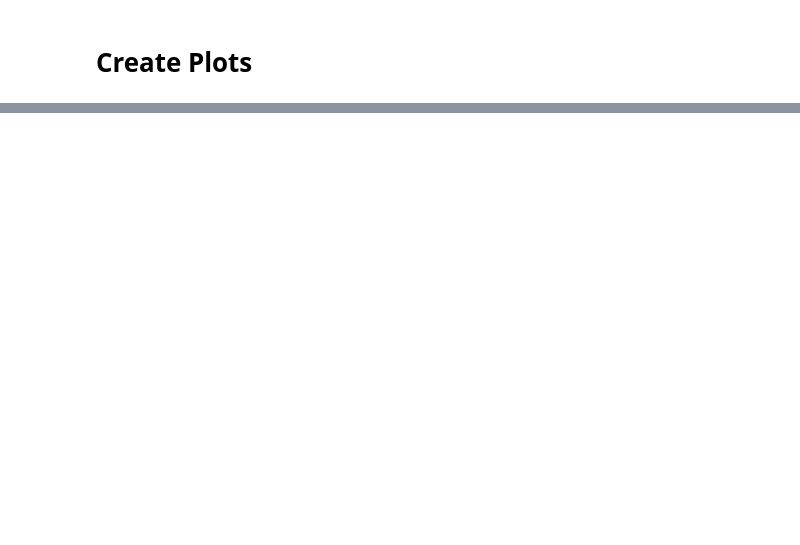
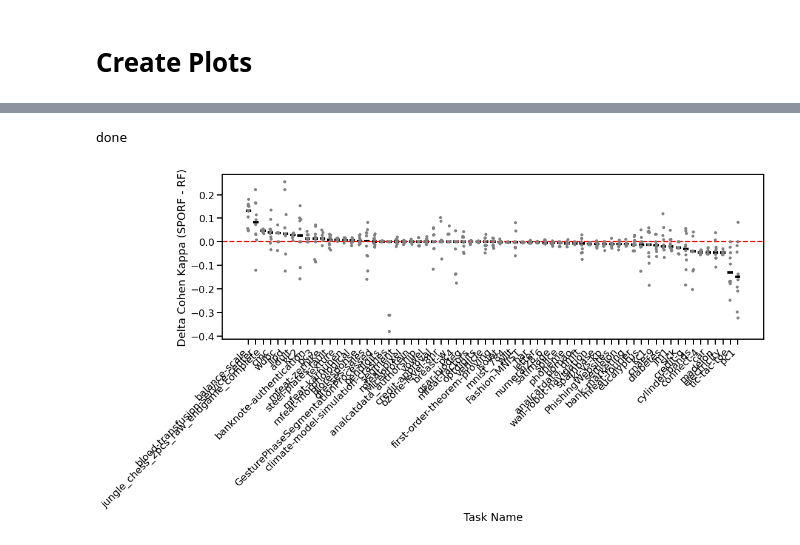
Before and after one commit to NeuroDataDesign/manifold_random_forests, a Jupyter notebook: validation/plot_cc18_benchmarks.ipynb, the cells around one changed output, grey strips where cells are left out. Drawn from its saved outputs; the diff is of its cells as text; code cells hidden in the pictures; blank space fills up the shorter version.

```diff
--- a/validation/plot_cc18_benchmarks.ipynb
+++ b/validation/plot_cc18_benchmarks.ipynb
@@ -167,0 +265,48 @@ display(diff_df_melt)
+# %%
+# compute descending order by median
+order = (
+    diff_df_melt.groupby("task")
+    .median()
+    .sort_values(by="delta_cohen_kappa", ascending=False)
+)
+# %%
+sns.set_context(
+    "talk",
+    #                 font_scale=1.25
+)
+fig, ax = plt.subplots(figsize=(16, 5))
+
+sns.stripplot(
+    x="task",
+    y="delta_cohen_kappa",
+    data=diff_df_melt,
+    color="gray",
+    order=order.index,
+    ax=ax,
+)
+
+# distance across the "X" or "Y" stipplot column to span, in this case 40%
+median_width = 0.4
+df = diff_df_melt
+for tick, text in zip(ax.get_xticks(), ax.get_xticklabels()):
+    sample_name = text.get_text()  # "X" or "Y"
+
+    # calculate the median value for all replicates of either X or Y
+    median_val = df[df["task"] == sample_name]["delta_cohen_kappa"].median()
+
+    # plot horizontal lines across the column, centered on the tick
+    ax.plot(
+        [tick - median_width / 2, tick + median_width / 2],
+        [median_val, median_val],
+        lw=4,
+        color="k",
+    )
+ax.axhline([0], color="red", ls="--", label="No Change")
+ax.set_xticklabels(ax.get_xticklabels(), rotation=45, ha="right")
+
+ax.set(ylabel="Delta Cohen Kappa (SPORF - RF)", xlabel="Task Name")
+# fig.tight_layout()
+print("done")
+# %% [output]
+done
+[figure, added]
```
Also changed, not shown: parts of 23 cells of this notebook, 3 other files.
